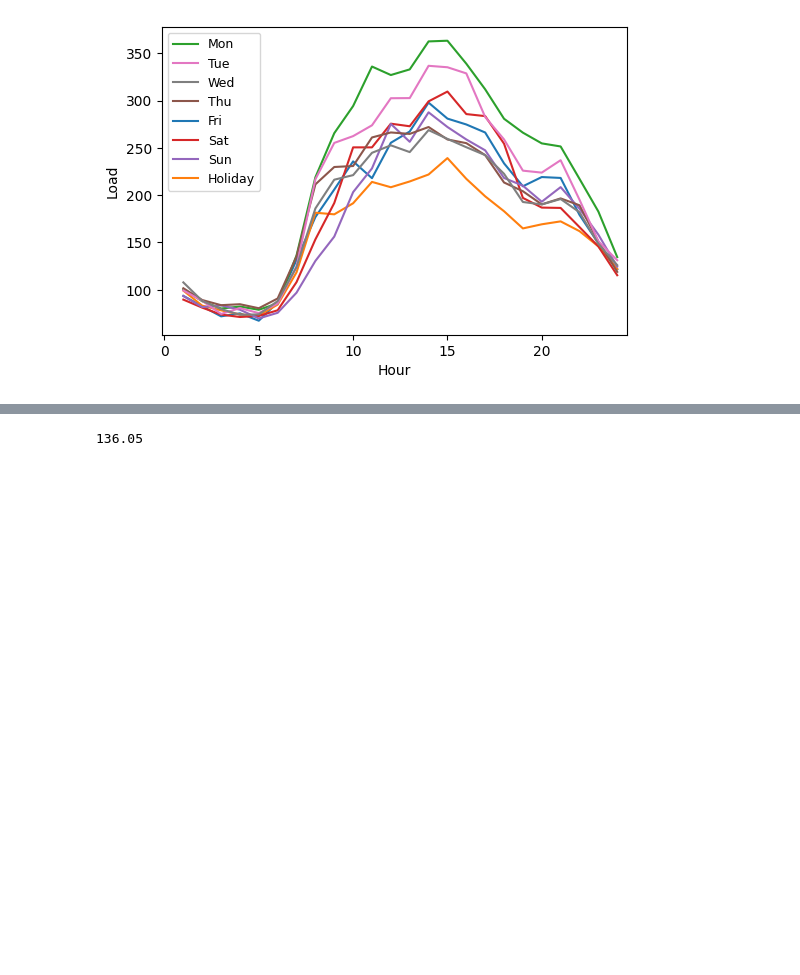
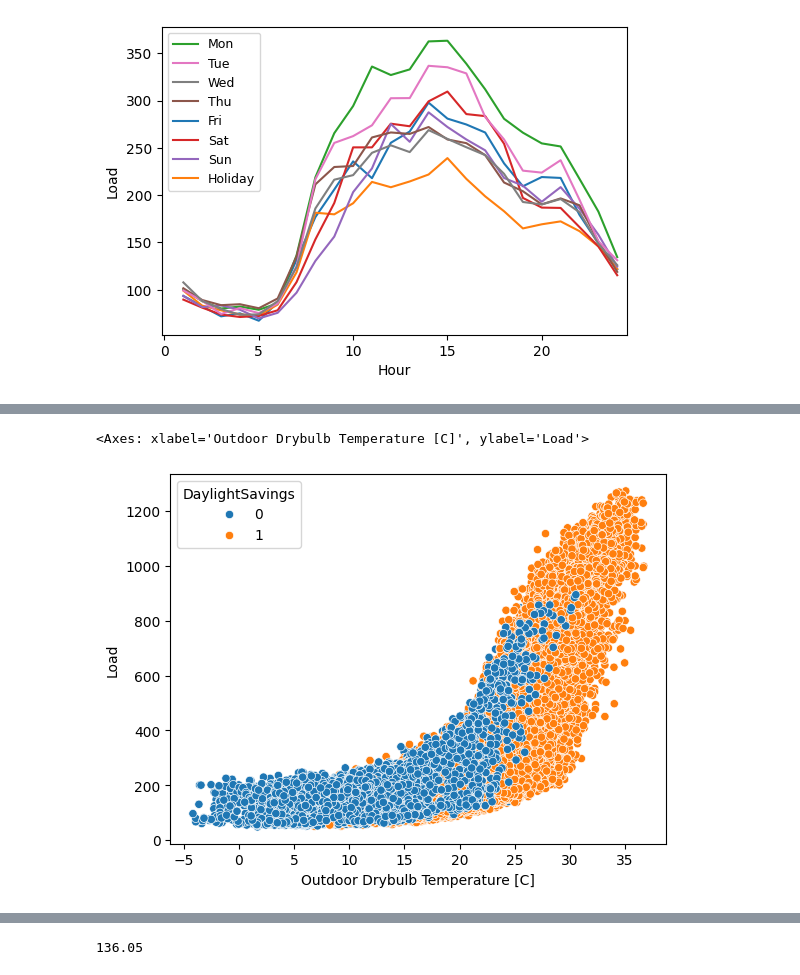
Before and after one commit to jkompan/microgrid, a Jupyter notebook: 1-microgrid-TX-analysis.ipynb, the cells around one changed output, grey strips where cells are left out. Cells and saved outputs as stored; diff of their text form; code cells hidden in the pictures; blank space fills up the shorter version.

```diff
--- a/1-microgrid-TX-analysis.ipynb
+++ b/1-microgrid-TX-analysis.ipynb
@@ -125,2 +136,9 @@ plt.show()
+# %%
+sns.scatterplot(x='Outdoor Drybulb Temperature [C]',y='Load'
+                ,hue='DaylightSavings'
+                ,data=df)
+# %% [output]
+<Axes: xlabel='Outdoor Drybulb Temperature [C]', ylabel='Load'>
+[figure, added]
 # %%
 df2 = df.iloc[1450:2000,:]
```
Also changed, not shown: parts of 9 cells of this notebook, 5 other files.
